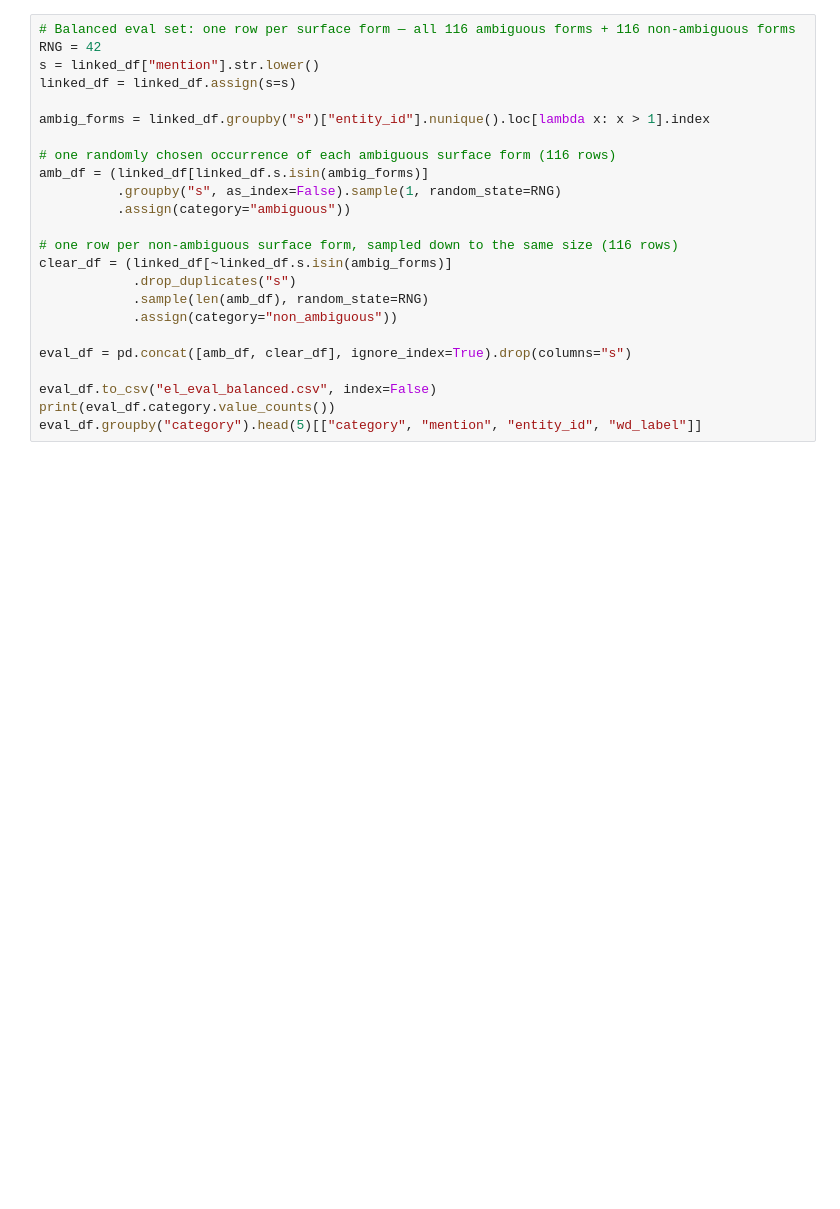
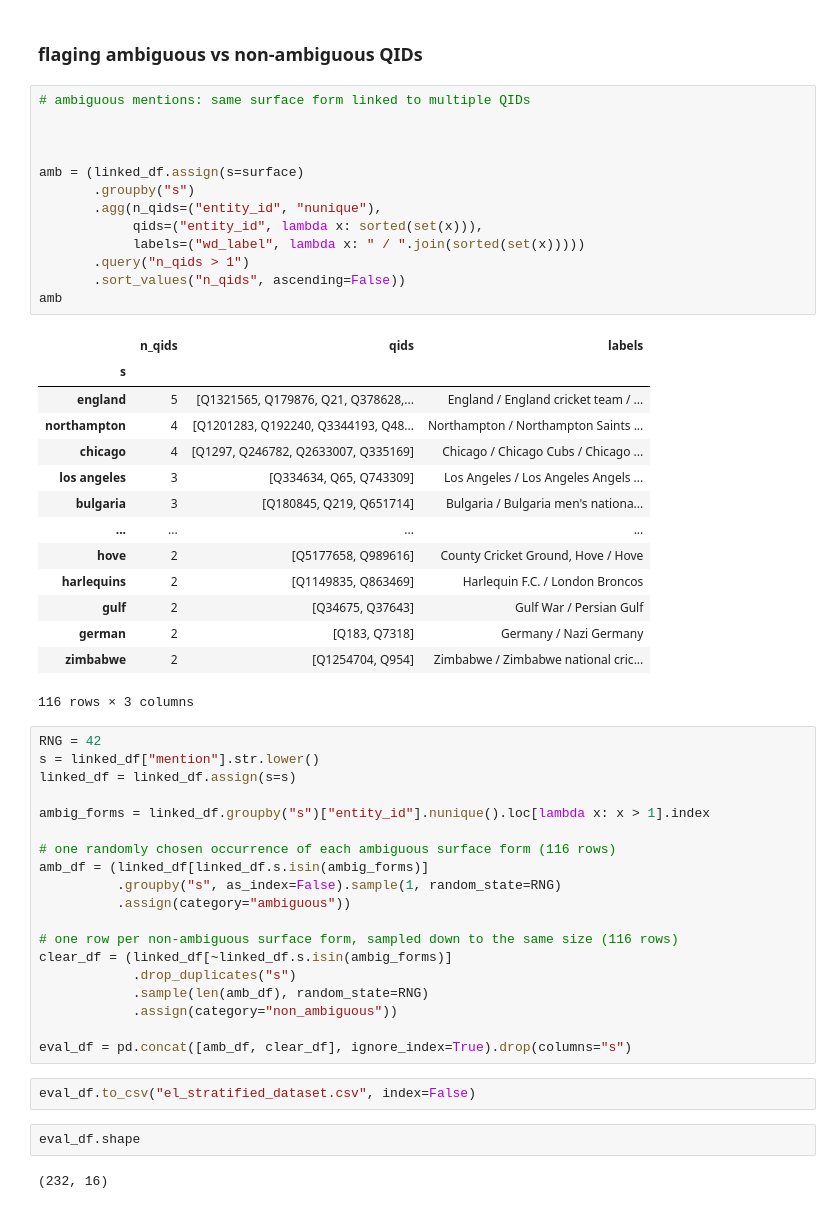
Before and after one commit to itisha2/text-to-wikidata-linking, a Jupyter notebook: evaluation/dataset_2_more_entity_types/dataset_2.ipynb, the cells around one changed output. Saved outputs shown, nothing was run; the diff lists cells and outputs as text; blank space fills up the shorter version.

```diff
--- a/evaluation/dataset_2_more_entity_types/dataset_2.ipynb
+++ b/evaluation/dataset_2_more_entity_types/dataset_2.ipynb
@@ -184,5 +338,34 @@ print(flat_df["ambiguous"].value_counts())
+# %% [markdown]
+### flaging ambiguous vs non-ambiguous QIDs
+# %%
+# ambiguous mentions: same surface form linked to multiple QIDs
+
+
+
+amb = (linked_df.assign(s=surface)
+       .groupby("s")
+       .agg(n_qids=("entity_id", "nunique"),
+            qids=("entity_id", lambda x: sorted(set(x))),
+            labels=("wd_label", lambda x: " / ".join(sorted(set(x)))))
+       .query("n_qids > 1")
+       .sort_values("n_qids", ascending=False))
+amb
+# %% [output]
+|  | n_qids | qids | labels |
+| s |  |  |  |
+| england | 5 | [Q1321565, Q179876, Q21, Q378628,... | England / England cricket team / ... |
+| northampton | 4 | [Q1201283, Q192240, Q3344193, Q48... | Northampton / Northampton Saints ... |
+| chicago | 4 | [Q1297, Q246782, Q2633007, Q335169] | Chicago / Chicago Cubs / Chicago ... |
+| los angeles | 3 | [Q334634, Q65, Q743309] | Los Angeles / Los Angeles Angels ... |
+| bulgaria | 3 | [Q180845, Q219, Q651714] | Bulgaria / Bulgaria men's nationa... |
+| ... | ... | ... | ... |
+| hove | 2 | [Q5177658, Q989616] | County Cricket Ground, Hove / Hove |
+| harlequins | 2 | [Q1149835, Q863469] | Harlequin F.C. / London Broncos |
+| gulf | 2 | [Q34675, Q37643] | Gulf War / Persian Gulf |
+| german | 2 | [Q183, Q7318] | Germany / Nazi Germany |
+| zimbabwe | 2 | [Q1254704, Q954] | Zimbabwe / Zimbabwe national cric... |
+116 rows × 3 columns
 # %%
-# Balanced eval set: one row per surface form — all 116 ambiguous forms + 116 non-ambiguous forms
 RNG = 42
 s = linked_df["mention"].str.lower()
 linked_df = linked_df.assign(s=s)
@@ -201,7 +384,9 @@ clear_df = (linked_df[~linked_df.s.isin(ambig_forms)]
             .assign(category="non_ambiguous"))
 
 eval_df = pd.concat([amb_df, clear_df], ignore_index=True).drop(columns="s")
-
-eval_df.to_csv("el_eval_balanced.csv", index=False)
-print(eval_df.category.value_counts())
-eval_df.groupby("category").head(5)[["category", "mention", "entity_id", "wd_label"]]
+# %%
+eval_df.to_csv("el_stratified_dataset.csv", index=False)
+# %%
+eval_df.shape
+# %% [output]
+(232, 16)
```
Also changed, not shown: parts of 14 cells of this notebook, 52 other files.
